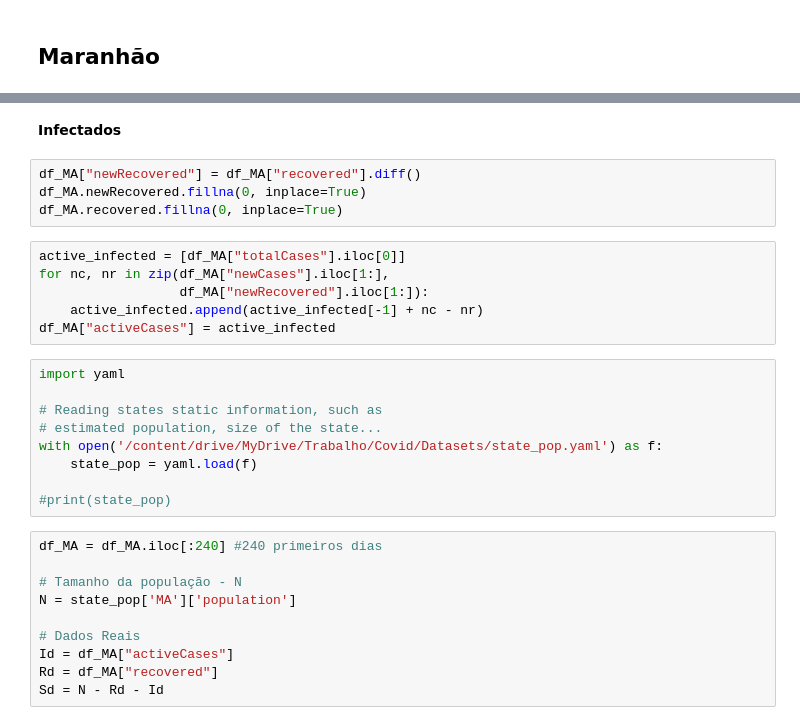
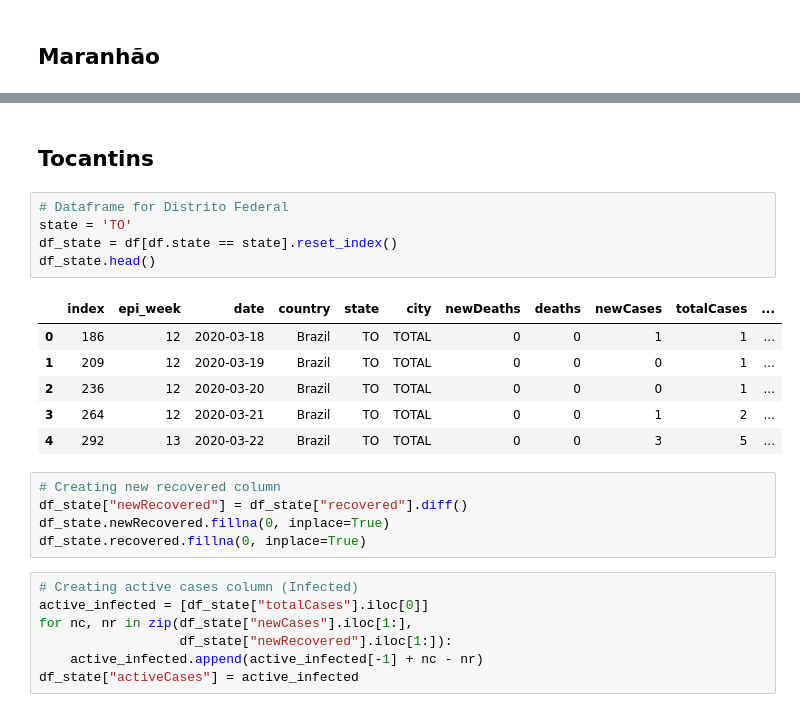
Before and after one commit to Lucas-Buk/IMT, a Jupyter notebook: SIRDataDriven.ipynb, the cells around one changed output, grey strips where cells are left out. Drawn from its saved outputs; the diff is of its cells as text.

```diff
--- a/SIRDataDriven.ipynb
+++ b/SIRDataDriven.ipynb
@@ -358,31 +580,26 @@ df_MA.head()
 # %% [markdown]
-**Infectados**
+## Tocantins
+# %%
+# Dataframe for Distrito Federal
+state = 'TO'
+df_state = df[df.state == state].reset_index()
+df_state.head()
+# %% [output]
+|  | index | epi_week | date | country | state | city | newDeaths | deaths | newCases | totalCases | ... |
+| 0 | 186 | 12 | 2020-03-18 | Brazil | TO | TOTAL | 0 | 0 | 1 | 1 | ... |
+| 1 | 209 | 12 | 2020-03-19 | Brazil | TO | TOTAL | 0 | 0 | 0 | 1 | ... |
+| 2 | 236 | 12 | 2020-03-20 | Brazil | TO | TOTAL | 0 | 0 | 0 | 1 | ... |
+| 3 | 264 | 12 | 2020-03-21 | Brazil | TO | TOTAL | 0 | 0 | 1 | 2 | ... |
+| 4 | 292 | 13 | 2020-03-22 | Brazil | TO | TOTAL | 0 | 0 | 3 | 5 | ... |
 # %%
-df_MA["newRecovered"] = df_MA["recovered"].diff()
-df_MA.newRecovered.fillna(0, inplace=True)
-df_MA.recovered.fillna(0, inplace=True)
+# Creating new recovered column
+df_state["newRecovered"] = df_state["recovered"].diff()
+df_state.newRecovered.fillna(0, inplace=True)
+df_state.recovered.fillna(0, inplace=True)
 # %%
-active_infected = [df_MA["totalCases"].iloc[0]]
-for nc, nr in zip(df_MA["newCases"].iloc[1:],
-                  df_MA["newRecovered"].iloc[1:]):
+# Creating active cases column (Infected)
+active_infected = [df_state["totalCases"].iloc[0]]
+for nc, nr in zip(df_state["newCases"].iloc[1:],
+                  df_state["newRecovered"].iloc[1:]):
     active_infected.append(active_infected[-1] + nc - nr)
-df_MA["activeCases"] = active_infected
+df_state["activeCases"] = active_infected
-# %%
-import yaml
-
-# Reading states static information, such as
-# estimated population, size of the state...
-with open('/content/drive/MyDrive/Trabalho/Covid/Datasets/state_pop.yaml') as f:
-    state_pop = yaml.load(f)
-
-#print(state_pop)
-# %%
-df_MA = df_MA.iloc[:240] #240 primeiros dias
-
-# Tamanho da população - N
-N = state_pop['MA']['population']
-
-# Dados Reais
-Id = df_MA["activeCases"]
-Rd = df_MA["recovered"]
-Sd = N - Rd - Id
```
Also changed, not shown: parts of 42 cells of this notebook.
